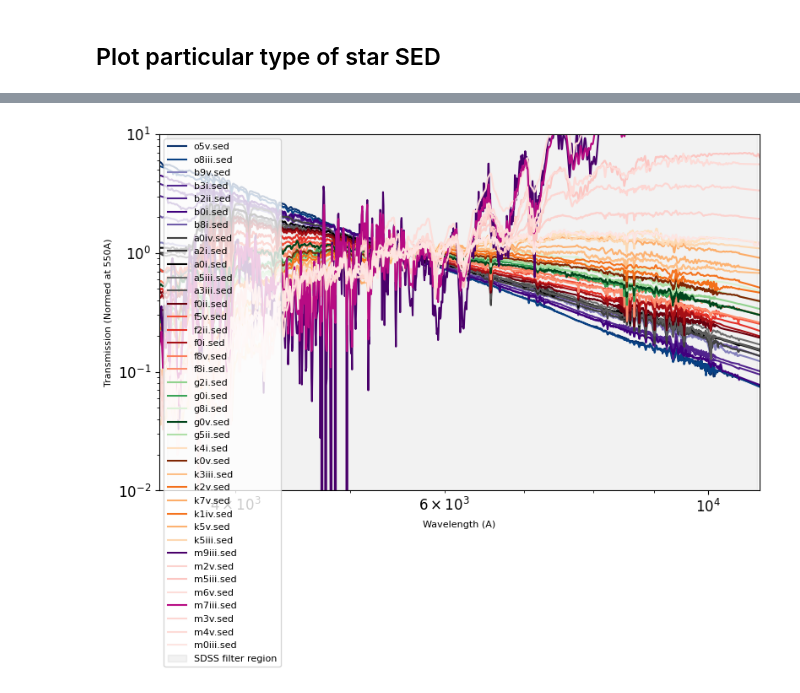
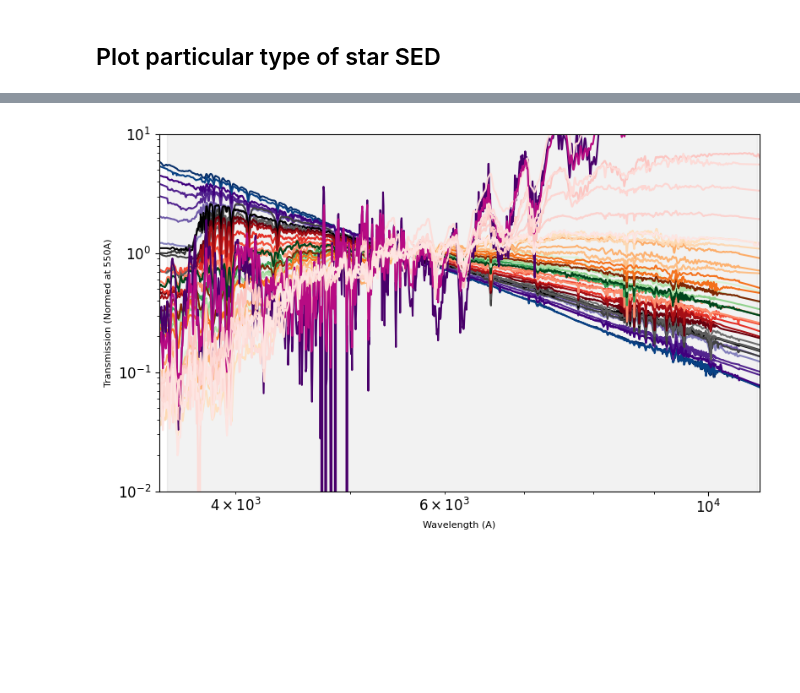
Before and after one commit to lephare-photoz/lephare, a Jupyter notebook: training_stats/notebooks/plot_SEDs.ipynb, the cells around one changed output, grey strips where cells are left out. Saved outputs shown, nothing was run; the diff lists cells and outputs as text; code cells hidden in the pictures; blank space fills up the shorter version.

```diff
--- a/training_stats/notebooks/plot_SEDs.ipynb
+++ b/training_stats/notebooks/plot_SEDs.ipynb
@@ -21,13 +21,13 @@ for i, SED in enumerate(os.listdir(SED_folder)):
         continue
     file = os.path.join(SED_folder, f'{SED}')
     df = np.loadtxt(file)
-    plt.loglog(df.T[0], df.T[1], label=f'{SED}')
+    plt.plot(df.T[0], df.T[1], label=f'{SED}')
 
 # plt.title("SEDs")
 plt.xlabel("Wavelength (A)")
 plt.axvspan(2500, 12000, color='gray', alpha=0.1, label='SDSS filter region')
-# plt.xlim(2500,12000)
-# plt.ylim(1e-3,12000)
+plt.xlim(2500,12000)
+plt.ylim(1e-3,10)
 plt.ylabel("Transmission (Normed at 800A)")
 # plt.legend()
 plt.show()
@@ -278,32 +280,32 @@ def plot_seds_colormap_by_value(folder, list_file=None, cmap_name='plasma', cmin
 
     # Étape 3 : tracé avec couleur normalisée
     for SED, val in zip(files, vals):
         file = os.path.join(folder, f'{SED}')
         df = np.loadtxt(file)
         color = to_hex(cmap(norm(val)))
         plt.loglog(df.T[0], df.T[1], label=SED, color=color)
 
 
 
 plt.figure(figsize=(8, 5))
 
 list_file = os.path.join(base_dir, 'simulation_catalogs/DES/DES_STARCAT/WORK_COMPLETE2/lib_bin/DES_STAR.list')
 
 plot_seds_colormap_by_value(SED_folder_O, list_file, 'Blues')
 plot_seds_colormap_by_value(SED_folder_B, list_file, 'Purples')
 plot_seds_colormap_by_value(SED_folder_A, list_file, 'Greys')
 plot_seds_colormap_by_value(SED_folder_F, list_file, 'Reds')
 plot_seds_colormap_by_value(SED_folder_G, list_file, 'Greens')
 plot_seds_colormap_by_value(SED_folder_K, list_file, 'Oranges')
 plot_seds_colormap_by_value(SED_folder_M, list_file, 'RdPu')
 
 plt.xlabel("Wavelength (A)")
 plt.axvspan(3500, 11000, color='gray', alpha=0.1, label='SDSS filter region')
 plt.xlim(3450, 11050)
 plt.ylim(1e-2, 10)
 plt.ylabel("Transmission (Normed at 550A)")
 plt.tight_layout()
-plt.legend()
+# plt.legend()
 plt.show()
 # %% [output]
-[figure, old version]
+[figure, new version]
```
Also changed, not shown: parts of 2 cells of this notebook, 25 other files.
